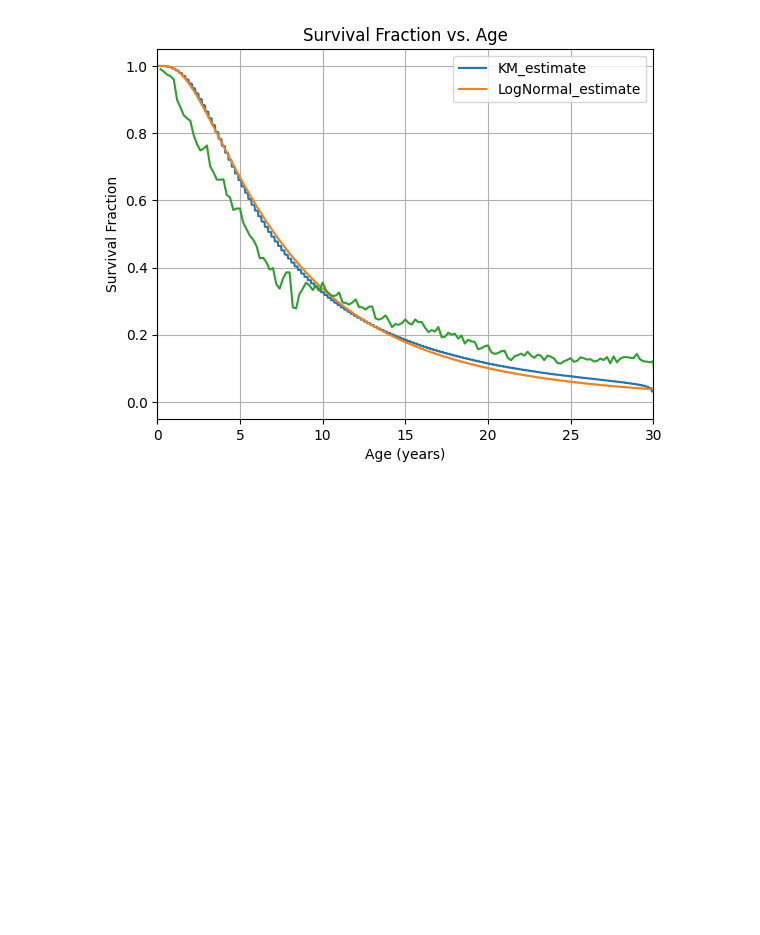
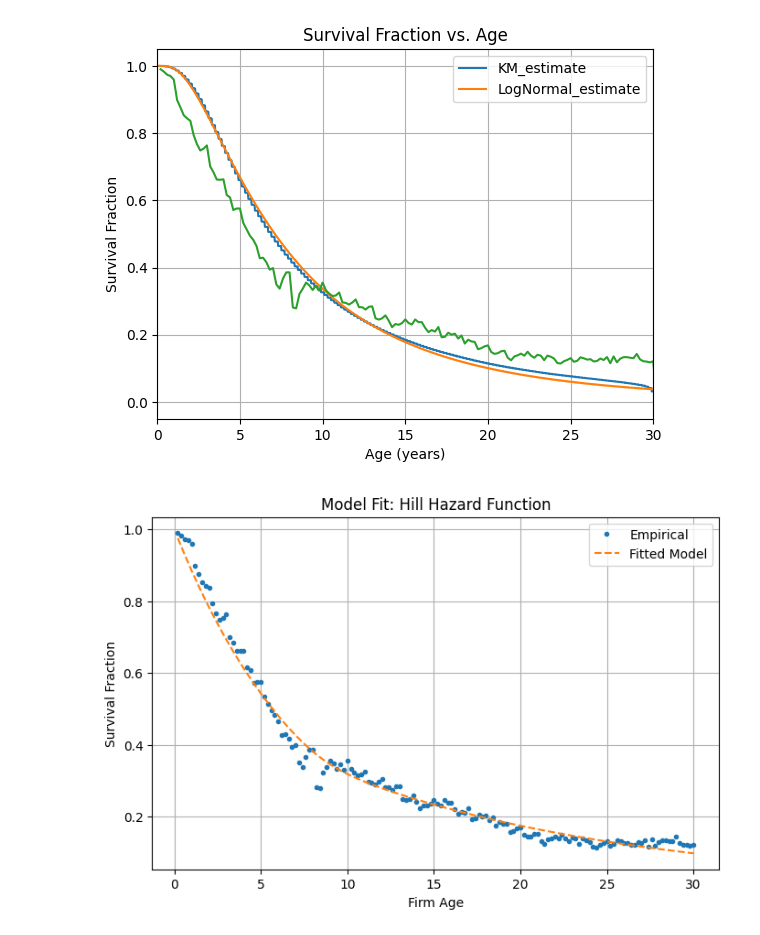
Before and after one commit to maxcyn/a-star, a Jupyter notebook: main.ipynb, the cells around one changed output. Saved outputs shown, nothing was run; the diff lists cells and outputs as text; code cells hidden in the pictures; blank space fills up the shorter version.

```diff
--- a/main.ipynb
+++ b/main.ipynb
@@ -127,3 +118,72 @@ plt.show()
 # %% [output]
 <Figure size 800x500 with 0 Axes>
 [figure]
+# %%
+import numpy as np
+import pandas as pd
+import matplotlib.pyplot as plt
+from scipy.optimize import minimize
+from scipy.integrate import quad
+
+# ---- Step 1: Define the Hill-type hazard function ----
+
+def hill_hazard(a, mu_ub, mu_lb, K, m):
+    return mu_ub - (mu_ub - mu_lb) * (a**m) / (a**m + K**m + 1e-10)  # Add epsilon to avoid div by 0
+
+# ---- Step 2: Define survival function S(a) using quad integration ----
+
+def survival_function(a, mu_ub, mu_lb, K, m):
+    result, _ = quad(lambda s: hill_hazard(s, mu_ub, mu_lb, K, m), 0, a)
+    return np.exp(-result)
+
+# ---- Step 3: Vectorized function to compute model survival over array of ages ----
+
+def model_survival_curve(ages, mu_ub, mu_lb, K, m):
+    return np.array([survival_function(a, mu_ub, mu_lb, K, m) for a in ages])
+
+# ---- Step 4: Objective function to minimize squared error between model and empirical ----
+
+def objective(params, ages, observed_survival):
+    mu_ub, mu_lb, K, m = params
+    if mu_ub < mu_lb or mu_ub < 0 or mu_lb < 0:
+        return np.inf
+    predicted = model_survival_curve(ages, mu_ub, mu_lb, K, m)
+    return np.sum((predicted - observed_survival)**2)
+
+# ---- Step 5: Fit parameters ----
+
+def fit_survival_model(ages, survival_fractions):
+    initial_guess = [0.3, 0.01, 5, 2]  # mu_ub, mu_lb, K, m
+    bounds = [(0.001, 1), (0.0001, 1), (0.1, 20), (0.5, 10)]
+    result = minimize(objective, initial_guess, args=(ages, survival_fractions), bounds=bounds)
+    return result
+
+# ---- Step 6: Example usage with your data ----
+
+# Create age bins (e.g., every 2 years)
+bins = np.arange(0, df_analysis['age'].max() + 1, 0.2)
+df_analysis['age_bin'] = pd.cut(df_analysis['age'], bins)
+
+
+# Compute survival fraction per bin
+surv_frac = df_analysis.groupby('age_bin', observed=True)['status'].mean().reset_index()
+surv_frac = surv_frac.loc[~(surv_frac == 0).any(axis=1)]
+survival_fractions = np.array(surv_frac['status'])
+ages = surv_frac['age_bin'].apply(lambda x: x.right)
+
+result = fit_survival_model(ages, survival_fractions)
+best_params = result.x
+predicted_curve = model_survival_curve(ages, *best_params)
+
+# ---- Plot ----
+plt.figure(figsize=(8, 5))
+plt.plot(ages, survival_fractions, 'o', markersize = 3, label="Empirical")
+plt.plot(ages, predicted_curve, '--', label="Fitted Model")
+plt.xlabel("Firm Age")
+plt.ylabel("Survival Fraction")
+plt.title("Model Fit: Hill Hazard Function")
+plt.grid(True)
+plt.legend()
+plt.show()
+# %% [output]
+[figure, added]
```
Also changed, not shown: parts of 5 cells of this notebook, 2 other files.
